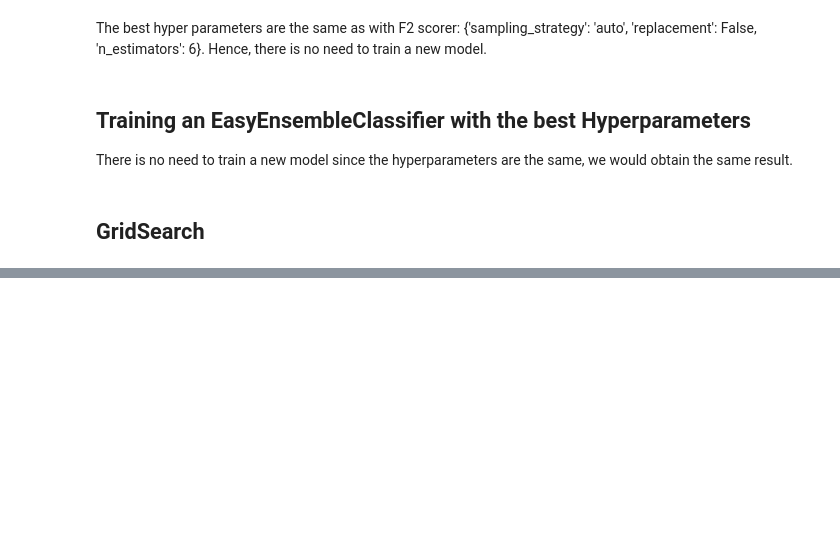
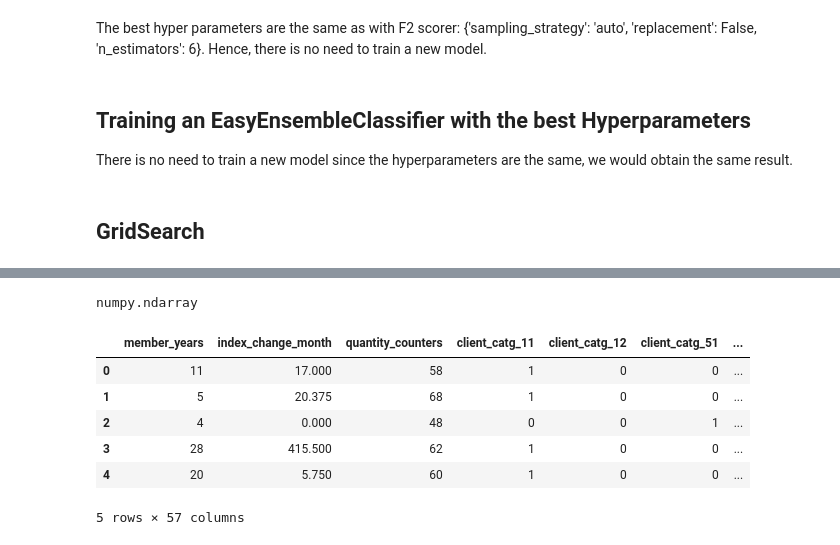
Before and after one commit to Cazta/fraud_detection_electricity_company, a Jupyter notebook: fraud_ml_easy_ensemble.ipynb, the cells around one changed output, grey strips where cells are left out. Saved outputs shown, nothing was run; the diff lists cells and outputs as text; code cells hidden in the pictures; blank space fills up the shorter version.

```diff
--- a/fraud_ml_easy_ensemble.ipynb
+++ b/fraud_ml_easy_ensemble.ipynb
@@ -420,0 +483,24 @@ There is no need to train a new model since the hyperparameters are the same, we
+# %%
+type(y_test_tree)
+# %% [output]
+numpy.ndarray
+# %%
+# turn test_proba into DataFrame
+df_proba = pd.DataFrame(data=test_proba, columns=['no_fraud_proba','fraud_proba'])
+# %%
+df_y_test = pd.DataFrame(data=y_test_tree, columns=['target'])
+# %%
+df_y_test_pred = pd.DataFrame(data=y_pred_eec_best, columns=['fraud_pred'])
+# %%
+# make DataFrame containing the test data and predictions of it
+df_test = pd.concat([X_test_tree, df_y_test, df_y_test_pred, df_proba], axis=1)
+# %%
+df_test.head()
+# %% [output]
+|  | member_years | index_change_month | quantity_counters | client_catg_11 | client_catg_12 | client_catg_51 | ... |
+| 0 | 11 | 17.000 | 58 | 1 | 0 | 0 | ... |
+| 1 | 5 | 20.375 | 68 | 1 | 0 | 0 | ... |
+| 2 | 4 | 0.000 | 48 | 0 | 0 | 1 | ... |
+| 3 | 28 | 415.500 | 62 | 1 | 0 | 0 | ... |
+| 4 | 20 | 5.750 | 60 | 1 | 0 | 0 | ... |
+5 rows × 57 columns
```
Also changed, not shown: parts of 19 cells of this notebook, 1 other file.
